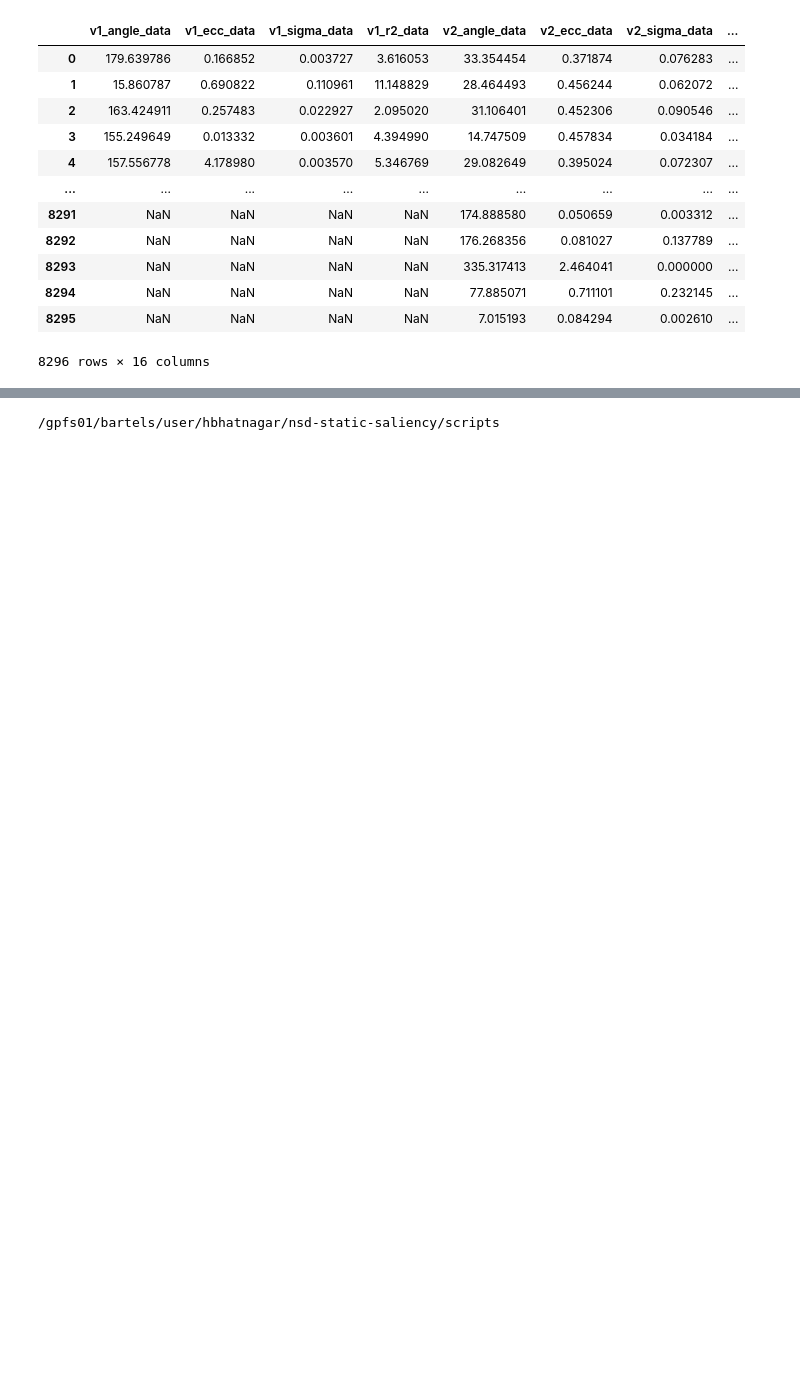
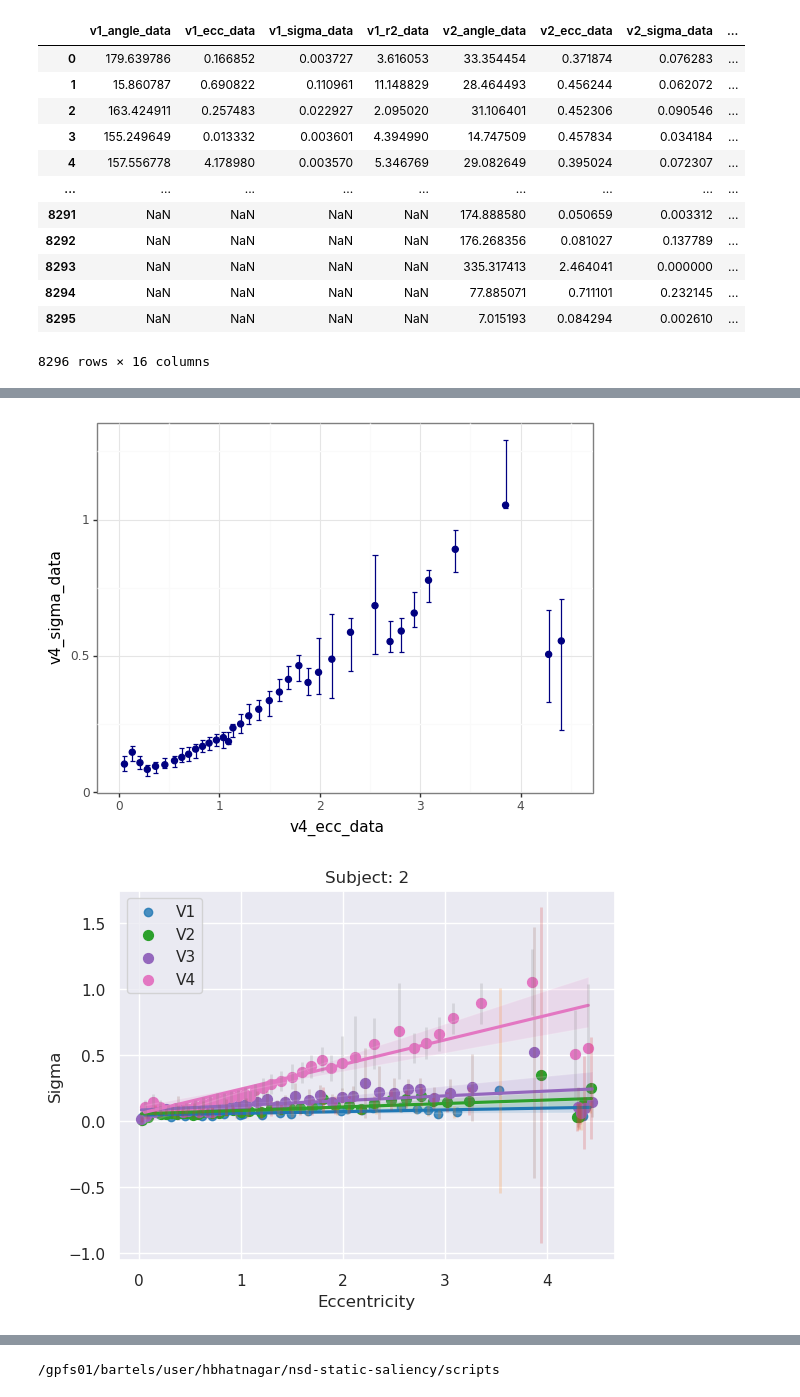
Before and after one commit to hrdkbhatnagar/nsd-static-saliency, a Jupyter notebook: scripts/02_pRF_sanity_check_multisubj.ipynb, the cells around one changed output, grey strips where cells are left out. Drawn from its saved outputs; the diff is of its cells as text; code cells hidden in the pictures; blank space fills up the shorter version.

```diff
--- a/scripts/02_pRF_sanity_check_multisubj.ipynb
+++ b/scripts/02_pRF_sanity_check_multisubj.ipynb
@@ -405,4 +629,4 @@ plot_binned_scatter(prf_df_subj1,'1')
 # %%
-prf_subj_2 = load_rois_prf_subject('2')
-prf_df_subj2 = create_df_from_prfdata('2')
+prf_subj_2_all_roi = load_all_rois_prf_subject(subject = '2')
+prf_df_subj2_all_rois = create_df_from_prfdata_all_rois(subject = '2')
 # %% [output]
@@ -427,0 +657,3 @@ plot_binned_scatter(prf_df_subj2,'2')
+# %%
+plot_binned_scatter(prf_df_subj2_all_rois, sub = '2')
+# %% [output]
@@ -428 +663,3 @@ plot_binned_scatter(prf_df_subj2,'2')
+[figure, added]
+[figure, added]
 # %%
```
Also changed, not shown: parts of 37 cells of this notebook, 7 other files.
